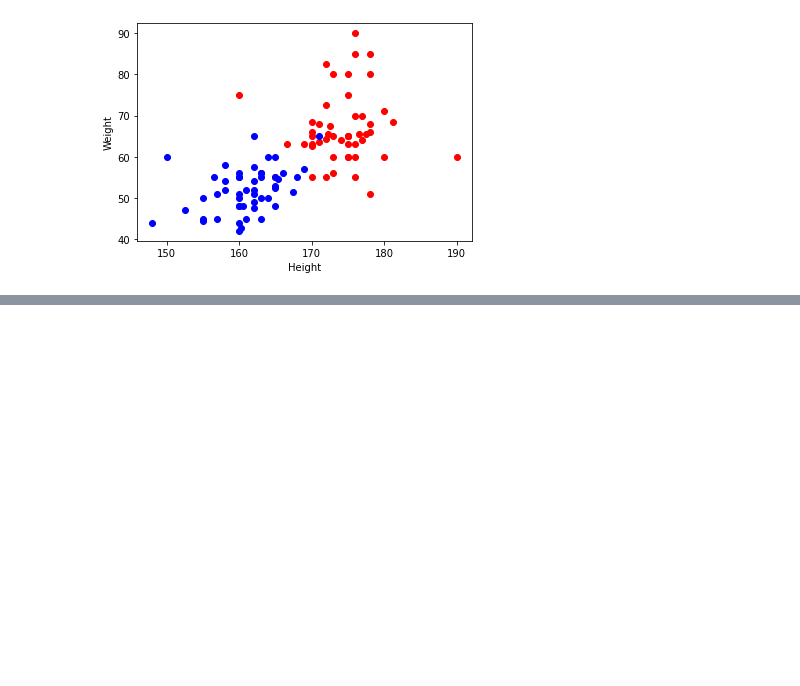
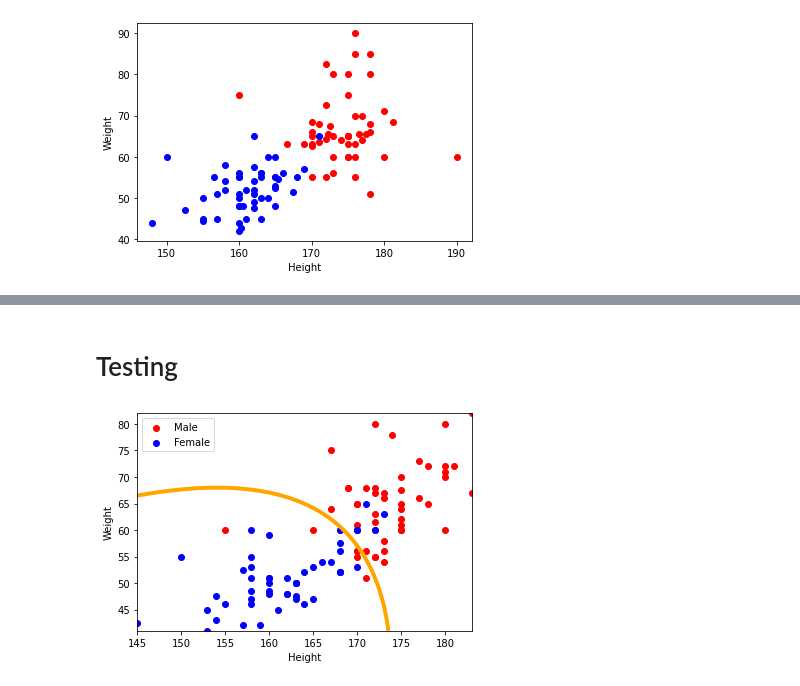
Before and after one commit to Psiphonc/ml-lecture-hdu, a Jupyter notebook: hw2-bayes-classifier/solution.ipynb, the cells around one changed output, grey strips where cells are left out. Saved outputs shown, nothing was run; the diff lists cells and outputs as text; code cells hidden in the pictures; blank space fills up the shorter version.

```diff
--- a/hw2-bayes-classifier/solution.ipynb
+++ b/hw2-bayes-classifier/solution.ipynb
@@ -94,0 +126,12 @@ plt.legend(['Male','Female'])
+# %% [markdown]
+# Testing
+# %%
+# read testing set
+df_test = pd.read_csv('testdata.csv', sep=',').dropna()
+male = df_test.loc[df_train['gender']=='Male'].iloc[:,1:3].to_numpy() # male matrix
+female = df_test.loc[df_train['gender']=='Female'].iloc[:,1:3].to_numpy() # female matrix
+
+# plot
+plot_data(lambda x : pred(x,'male') - pred(x,'female'), male, female)
+# %% [output]
+[figure, added]
```
Also changed, not shown: parts of 15 cells of this notebook.
